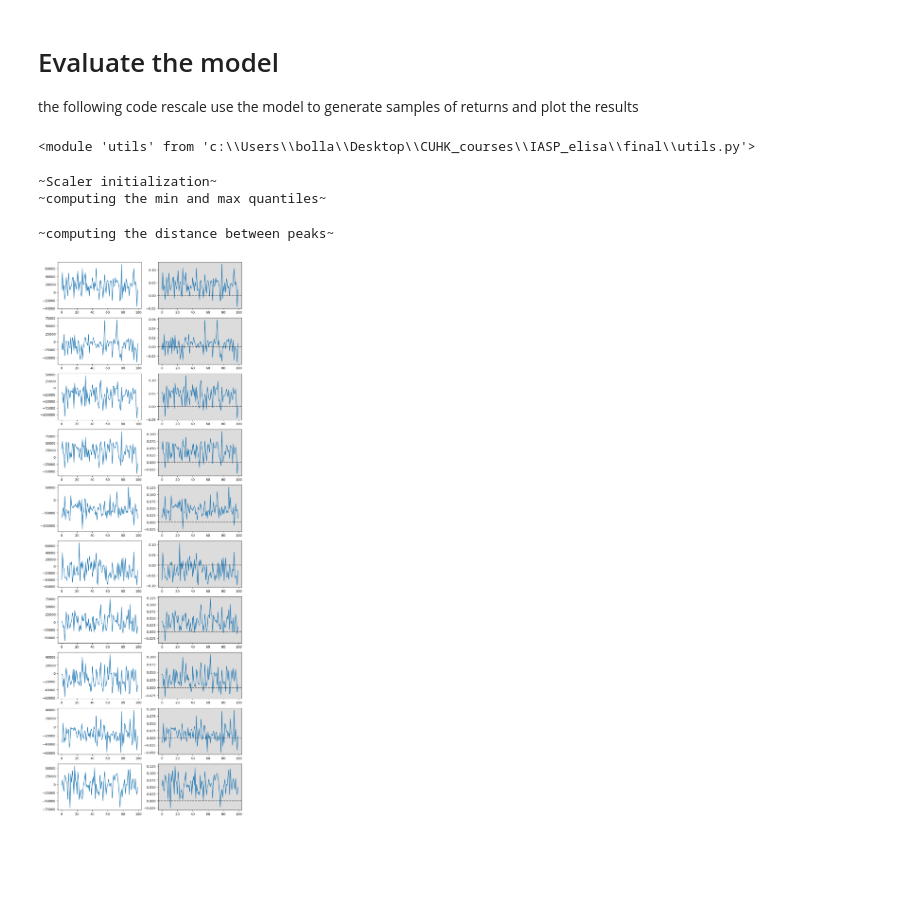
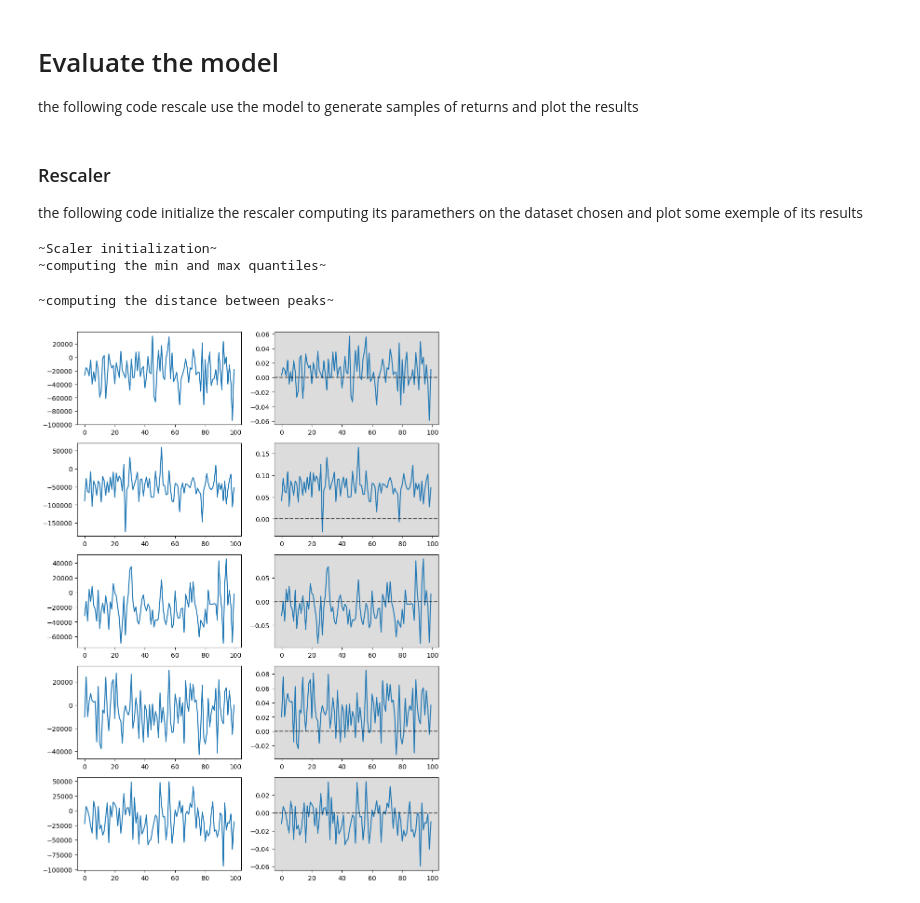
Before and after one commit to riccardobollati/GANs_for_financial_series_generation, a Jupyter notebook: main.ipynb, the cells around one changed output. Cells and saved outputs as stored; diff of their text form; code cells hidden in the pictures; blank space fills up the shorter version.

```diff
--- a/main.ipynb
+++ b/main.ipynb
@@ -50,13 +50,23 @@ class Magnitude_Scaler:
         X_scaled = X_std * (self.scale[1] - self.scale[0]) + self.scale[0]
 
         return X_scaled
+
+class LogReturns:
+
+    def __call__(self, sample):
+
+        R_t = sample[1:]/sample[:-1]
+        R_t.apply_(lambda x: np.log(x))
+
+        return R_t
 # %% [markdown]
 the following code create the dataset and plot some sample of the dataset series
 # %%
 #initialize the transformer
 scaler_p = Magnitude_Scaler([0,10])
+get_log_returns = LogReturns()
 #create the dataset
-dataset = data_prep.WindowsDaset(r'data\dataset_price',transform = scaler_p)
+dataset = data_prep.WindowsDaset(r'data\dataset_price',transform = get_log_returns)
 
 #plot some series
 rows = 3
@@ -140,16 +141,14 @@ plt.plot(sample[1][0].detach().numpy())
 # Evaluate the model
 
 the following code rescale use the model to generate samples of returns and plot the results
-# %%
-import importlib
-importlib.reload(utils)
-# %% [output]
-<module 'utils' from 'c:\\Users\\bolla\\Desktop\\CUHK_courses\\IASP_elisa\\final\\utils.py'>
+# %% [markdown]
+<h3>Rescaler</h3>
+the following code initialize the rescaler computing its paramethers on the dataset chosen and plot some exemple of its results
 # %%
 #create a non-transformed dataset to initialize the rescaler
 plain_dataset = data_prep.WindowsDaset(r'data\dataset_100_winds')
 #initialize the rescaler
-rescaler = Rescale(plain_dataset, picks_range=0.02)
+rescaler = Rescale(plain_dataset, picks_range=0.06)
 # %% [output]
 ~Scaler initialization~
 ~computing the min and max quantiles~
@@ -159,19 +156,19 @@ import math
 # %%
-sample = utils.generate_sample(g,10)
+sample = utils.generate_sample(g,5)
 scaled = []
 #scale the generated series
 for i in sample:
     scaled.append(rescaler.scale(i.flatten()))
 
 fig, axs = plt.subplots(len(sample),2)
 fig.set_figheight(3*len(sample))
 fig.set_figwidth(10)
 
 for i,ax in enumerate(axs):
     sample[i] = sample[i].detach().numpy()
     ax[0].plot(sample[i][0])
     ax[1].plot(scaled[i])
     ax[1].axhline(0, color='black', ls='--', alpha = 0.6)
     ax[1].set_facecolor('gainsboro')
 # %% [output]
-[figure, old version]
+[figure, new version]
```
Also changed, not shown: parts of 18 cells of this notebook, 7 other files.
